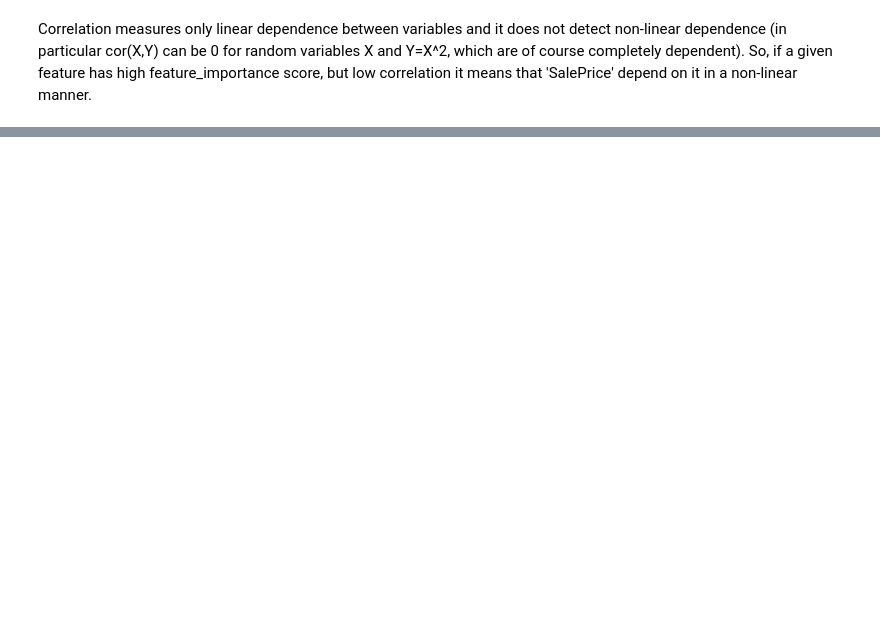
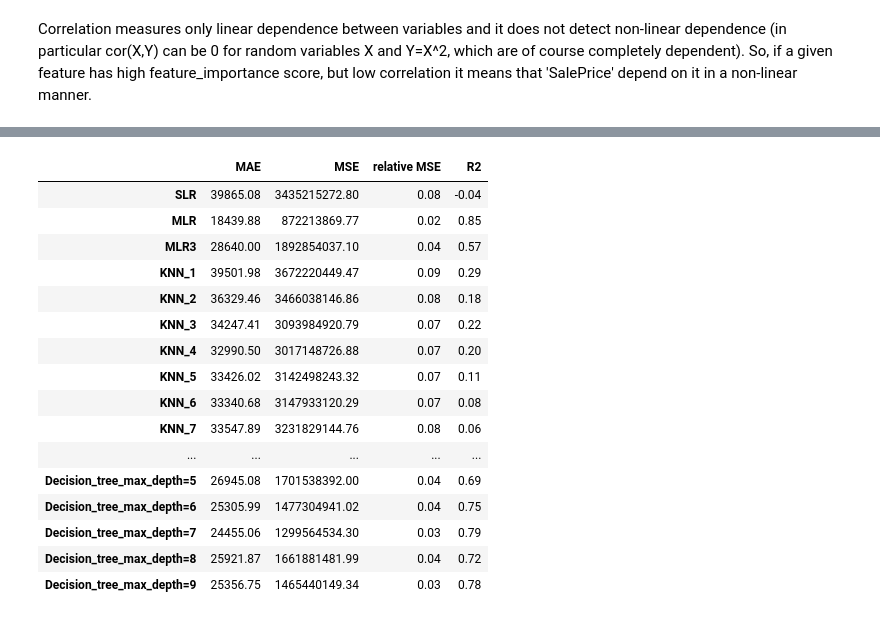
Before and after one commit to gkorpal/TeamPoplar, a Jupyter notebook: Bartosz/Bartek.ipynb, the cells around one changed output, grey strips where cells are left out. Cells and saved outputs as stored; diff of their text form; code cells hidden in the pictures; blank space fills up the shorter version.

Commit message:
I added the analysis of several regression models to my file. I have not plotted anything yet, plan do it in the next few days.

```diff
--- a/Bartosz/Bartek.ipynb
+++ b/Bartosz/Bartek.ipynb
@@ -172,0 +198,9 @@ plt.show()
+# %%
+def eval(y_hat, y):
+    print("Mean absolute error: %.2f" % np.mean(np.absolute(y_hat - y)))
+    print("Residual sum of squares (MSE): %.2f" % np.mean((y_hat - y) ** 2))
+    print( f'Normalized sum of squares error: {round(100*np.mean((y_hat - y) ** 2) / (np.mean(y ** 2)), 2)}%' )
+    print("R2-score: %.2f" % r2_score(y_hat, y) )
+    return [round(np.mean(np.absolute(y_hat - y)), 2), round(np.mean((y_hat - y) ** 2),2),
+            round(np.mean((y_hat - y) ** 2) / (np.mean(y ** 2)),2),
+            round(r2_score(y_hat, y),2)]
@@ -172,0 +340,16 @@ plt.show()
+# %%
+#MODEL 5: SVM regression
+
+#a) Data preparation
+X_train = train.drop(columns = ['SalePrice'])
+y_train = train['SalePrice']
+X_test = test.drop(columns = ['SalePrice'])
+y_test = test['SalePrice']
+
+#d) Prediction and evaluation
+for x in range(1,5):
+    y_test_hat = LinearSVR(C=1, epsilon=25000*x, max_iter=100000).fit(X_train,y_train).predict(X_test)
+    print('=====================')
+    print(f'Support vector regression with epsilon = {25000*x}')
+    print('=====================')
+    metrics[f'SVM_epsilon={25000*x}'] = eval(y_test_hat, y_test)
@@ -172,0 +385,16 @@ plt.show()
+# %%
+#MODEL 6: Decision tree
+
+#a) Data preparation
+X_train = train.drop(columns = ['SalePrice'])
+y_train = train['SalePrice']
+X_test = test.drop(columns = ['SalePrice'])
+y_test = test['SalePrice']
+
+#d) Prediction and evaluation
+for x in range(1,10):
+    y_test_hat = DecisionTreeRegressor(max_depth = x).fit(X_train,y_train).predict(X_test)
+    print('=====================')
+    print(f'Decision tree with max_depth = {x}')
+    print('=====================')
+    metrics[f'Decision_tree_max_depth={x}'] = eval(y_test_hat, y_test)
@@ -172,0 +419,22 @@ plt.show()
+# %%
+pd.set_option('display.float_format', lambda x: '%.2f' % x)
+df = pd.DataFrame.from_dict(metrics, orient='index', dtype=float, columns= ['MAE', 'MSE','relative MSE', 'R2'])
+df
+# %% [output]
+|  | MAE | MSE | relative MSE | R2 |
+| SLR | 39865.08 | 3435215272.80 | 0.08 | -0.04 |
+| MLR | 18439.88 | 872213869.77 | 0.02 | 0.85 |
+| MLR3 | 28640.00 | 1892854037.10 | 0.04 | 0.57 |
+| KNN_1 | 39501.98 | 3672220449.47 | 0.09 | 0.29 |
+| KNN_2 | 36329.46 | 3466038146.86 | 0.08 | 0.18 |
+| KNN_3 | 34247.41 | 3093984920.79 | 0.07 | 0.22 |
+| KNN_4 | 32990.50 | 3017148726.88 | 0.07 | 0.20 |
+| KNN_5 | 33426.02 | 3142498243.32 | 0.07 | 0.11 |
+| KNN_6 | 33340.68 | 3147933120.29 | 0.07 | 0.08 |
+| KNN_7 | 33547.89 | 3231829144.76 | 0.08 | 0.06 |
+| ... | ... | ... | ... | ... |
+| Decision_tree_max_depth=5 | 26945.08 | 1701538392.00 | 0.04 | 0.69 |
+| Decision_tree_max_depth=6 | 25305.99 | 1477304941.02 | 0.04 | 0.75 |
+| Decision_tree_max_depth=7 | 24455.06 | 1299564534.30 | 0.03 | 0.79 |
+| Decision_tree_max_depth=8 | 25921.87 | 1661881481.99 | 0.04 | 0.72 |
+| Decision_tree_max_depth=9 | 25356.75 | 1465440149.34 | 0.03 | 0.78 |
```
Also changed, not shown: parts of 9 cells of this notebook.
